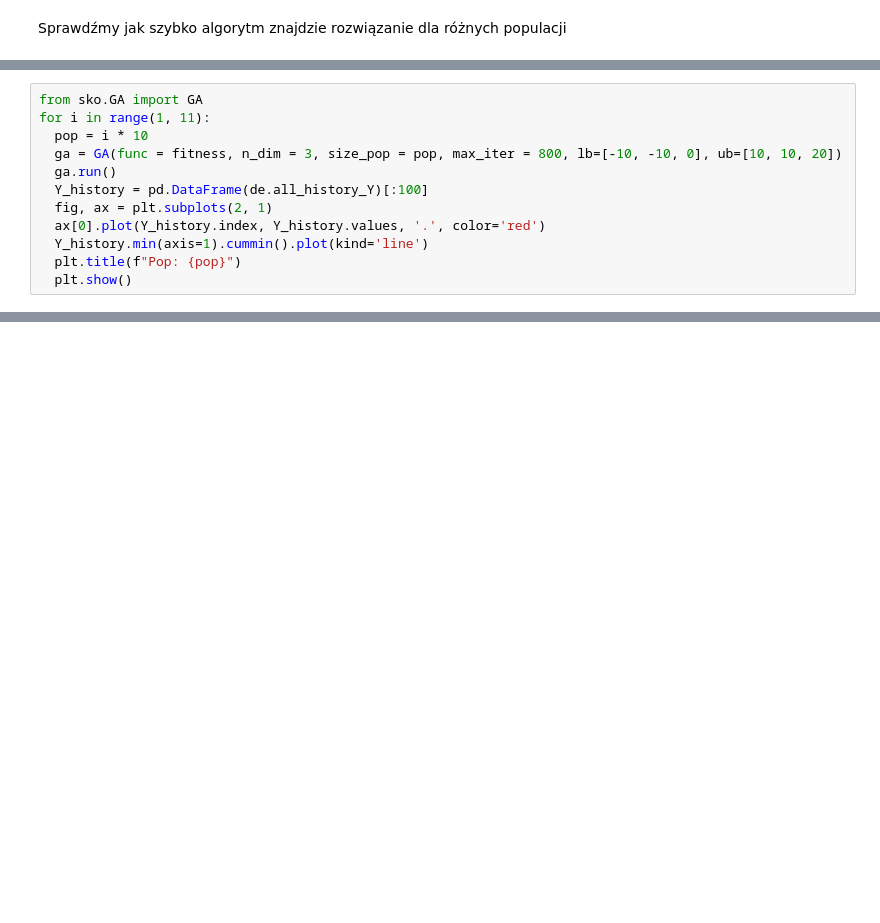
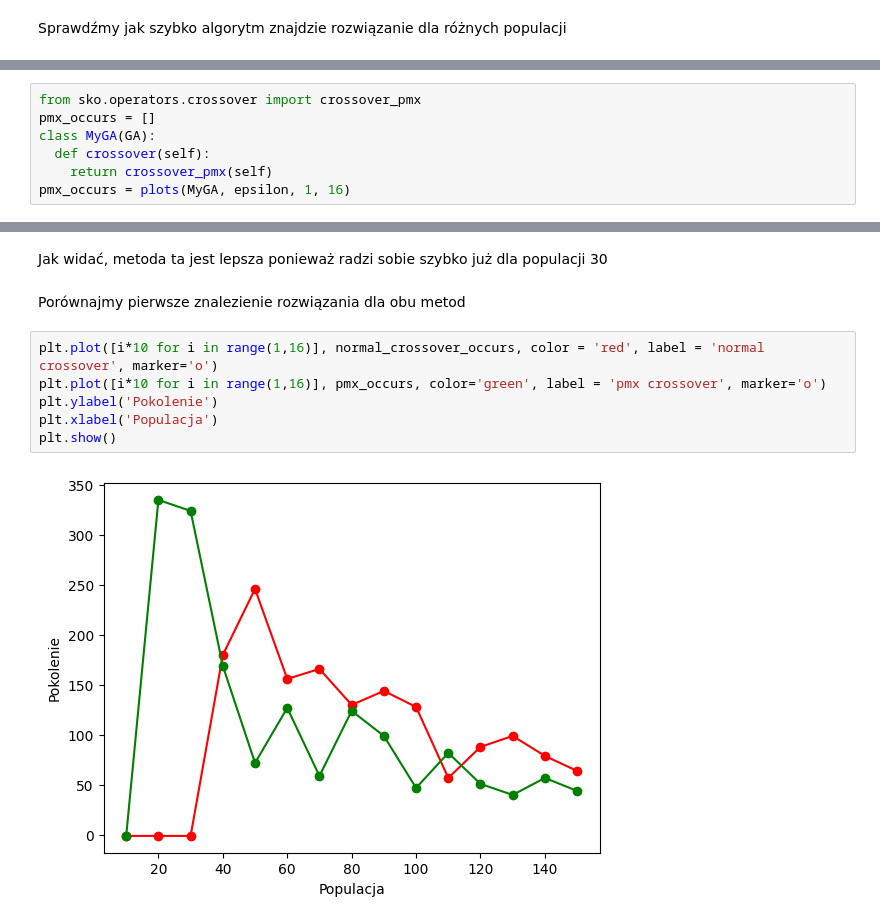
Before and after one commit to WalkedKO/Circle-In-Square-problem-with-scikit-opt, a Jupyter notebook: Circle_In_Square_problem_with_guofei9987_scikit_opt.ipynb, the cells around one changed output, grey strips where cells are left out. Drawn from its saved outputs; the diff is of its cells as text; blank space fills up the shorter version.

```diff
--- a/Circle_In_Square_problem_with_guofei9987_scikit_opt.ipynb
+++ b/Circle_In_Square_problem_with_guofei9987_scikit_opt.ipynb
@@ -130,12 +144,0 @@ Wykonajmy te same procedury dla algorytmu genetycznego
-# %%
-from sko.GA import GA
-for i in range(1, 11):
-  pop = i * 10
-  ga = GA(func = fitness, n_dim = 3, size_pop = pop, max_iter = 800, lb=[-10, -10, 0], ub=[10, 10, 20])
-  ga.run()
-  Y_history = pd.DataFrame(de.all_history_Y)[:100]
-  fig, ax = plt.subplots(2, 1)
-  ax[0].plot(Y_history.index, Y_history.values, '.', color='red')
-  Y_history.min(axis=1).cummin().plot(kind='line')
-  plt.title(f"Pop: {pop}")
-  plt.show()
@@ -152,0 +145,7 @@ for i in range(1, 11):
+# %%
+from sko.operators.crossover import crossover_pmx
+pmx_occurs = []
+class MyGA(GA):
+  def crossover(self):
+    return crossover_pmx(self)
+pmx_occurs = plots(MyGA, epsilon, 1, 16)
@@ -152,0 +166,12 @@ for i in range(1, 11):
+# %% [markdown]
+Jak widać, metoda ta jest lepsza ponieważ radzi sobie szybko już dla populacji 30
+# %% [markdown]
+Porównajmy pierwsze znalezienie rozwiązania dla obu metod
+# %%
+plt.plot([i*10 for i in range(1,16)], normal_crossover_occurs, color = 'red', label = 'normal crossover', marker='o')
+plt.plot([i*10 for i in range(1,16)], pmx_occurs, color='green', label = 'pmx crossover', marker='o')
+plt.ylabel('Pokolenie')
+plt.xlabel('Populacja')
+plt.show()
+# %% [output]
+[figure, added]
```
Also changed, not shown: parts of 23 cells of this notebook.
